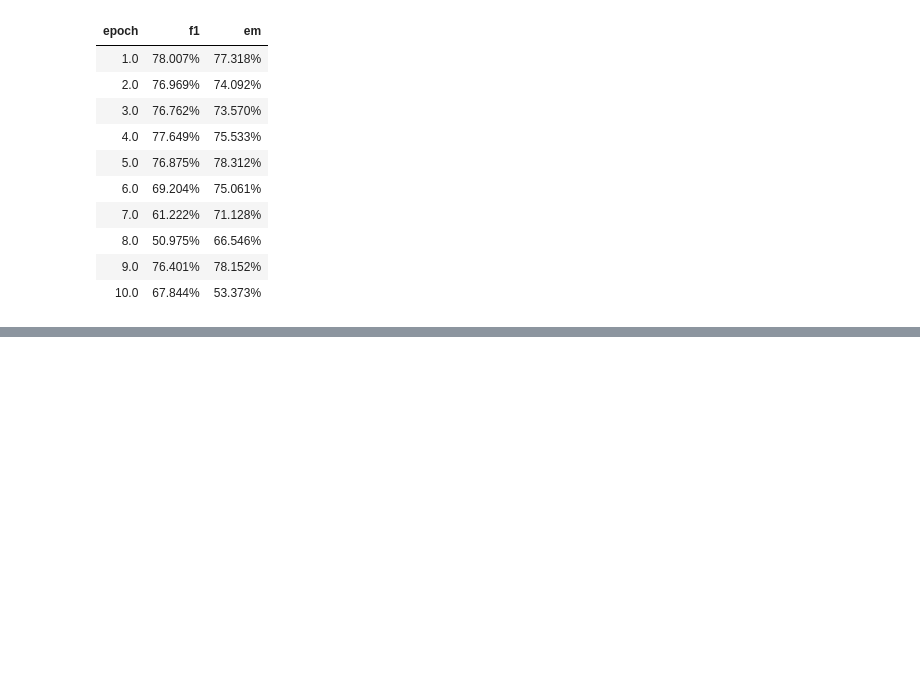
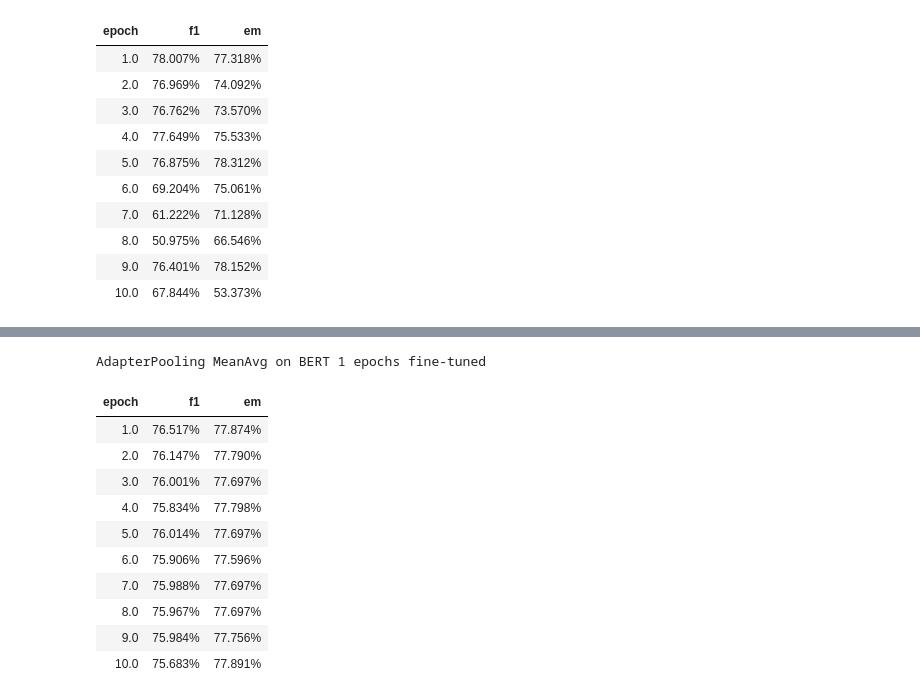
Before and after one commit to cbenge509/BERTVision, a Jupyter notebook: Example Performance Reporting.ipynb, the cells around one changed output, grey strips where cells are left out. Cells and saved outputs as stored; diff of their text form; code cells hidden in the pictures; blank space fills up the shorter version.

```diff
--- a/Example Performance Reporting.ipynb
+++ b/Example Performance Reporting.ipynb
@@ -584,0 +645,45 @@ viz_bert_performance(**kwargs)
+# %%
+import pandas as pd
+from utils.training_utils import *
+
+df = pd.DataFrame({'epoch': {0: 1, 1: 2, 2: 3, 3: 4, 4: 5, 5: 6, 6: 7, 7: 8, 8: 9, 9: 10},
+ 'f1': {0: 0.7651738625189953,
+  1: 0.7614654002713704,
+  2: 0.7600145006344028,
+  3: 0.7583425009167583,
+  4: 0.760144927536232,
+  5: 0.7590579710144928,
+  6: 0.7598839318099383,
+  7: 0.759666001089127,
+  8: 0.7598435937073748,
+  9: 0.7568318666049096},
+ 'em': {0: 0.7787416828097363,
+  1: 0.7778994356944328,
+  2: 0.7769729638675987,
+  3: 0.7779836604059631,
+  4: 0.7769729638675987,
+  5: 0.7759622673292343,
+  6: 0.7769729638675987,
+  7: 0.7769729638675987,
+  8: 0.7775625368483113,
+  9: 0.7789101322327971}})
+# %%
+# Generate table output of F1 / EM performance per epoch
+kwargs = {'df': df,
+          'title': 'AdapterPooling MeanAvg on BERT 1 epochs fine-tuned',
+          'cmap': 'BuGn'}
+
+viz_table_scores(**kwargs)
+# %% [output]
+AdapterPooling MeanAvg on BERT 1 epochs fine-tuned
+| epoch | f1 | em |
+| 1.0 | 76.517% | 77.874% |
+| 2.0 | 76.147% | 77.790% |
+| 3.0 | 76.001% | 77.697% |
+| 4.0 | 75.834% | 77.798% |
+| 5.0 | 76.014% | 77.697% |
+| 6.0 | 75.906% | 77.596% |
+| 7.0 | 75.988% | 77.697% |
+| 8.0 | 75.967% | 77.697% |
+| 9.0 | 75.984% | 77.756% |
+| 10.0 | 75.683% | 77.891% |
```
Also changed, not shown: parts of 13 cells of this notebook, 8 other files.
